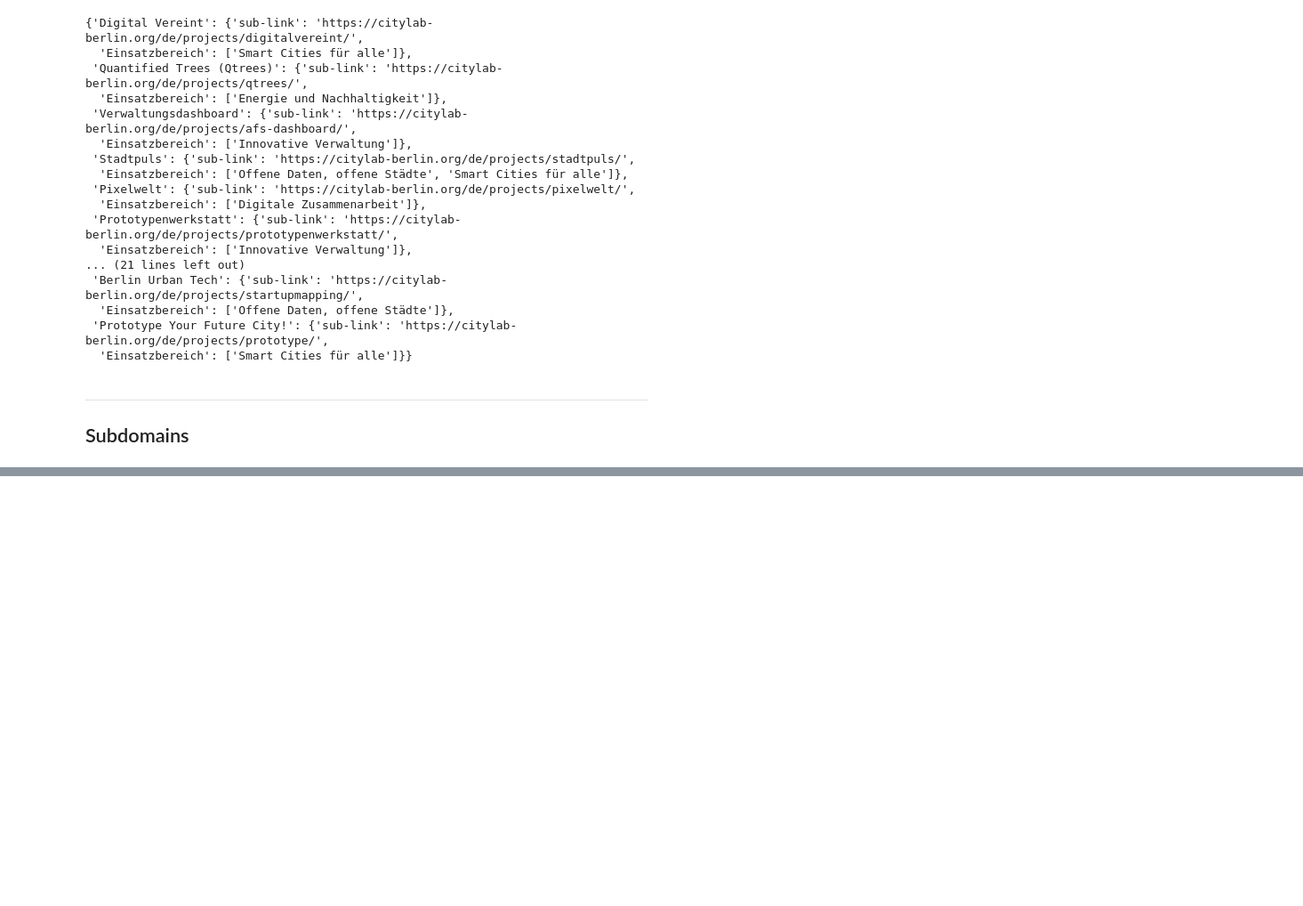
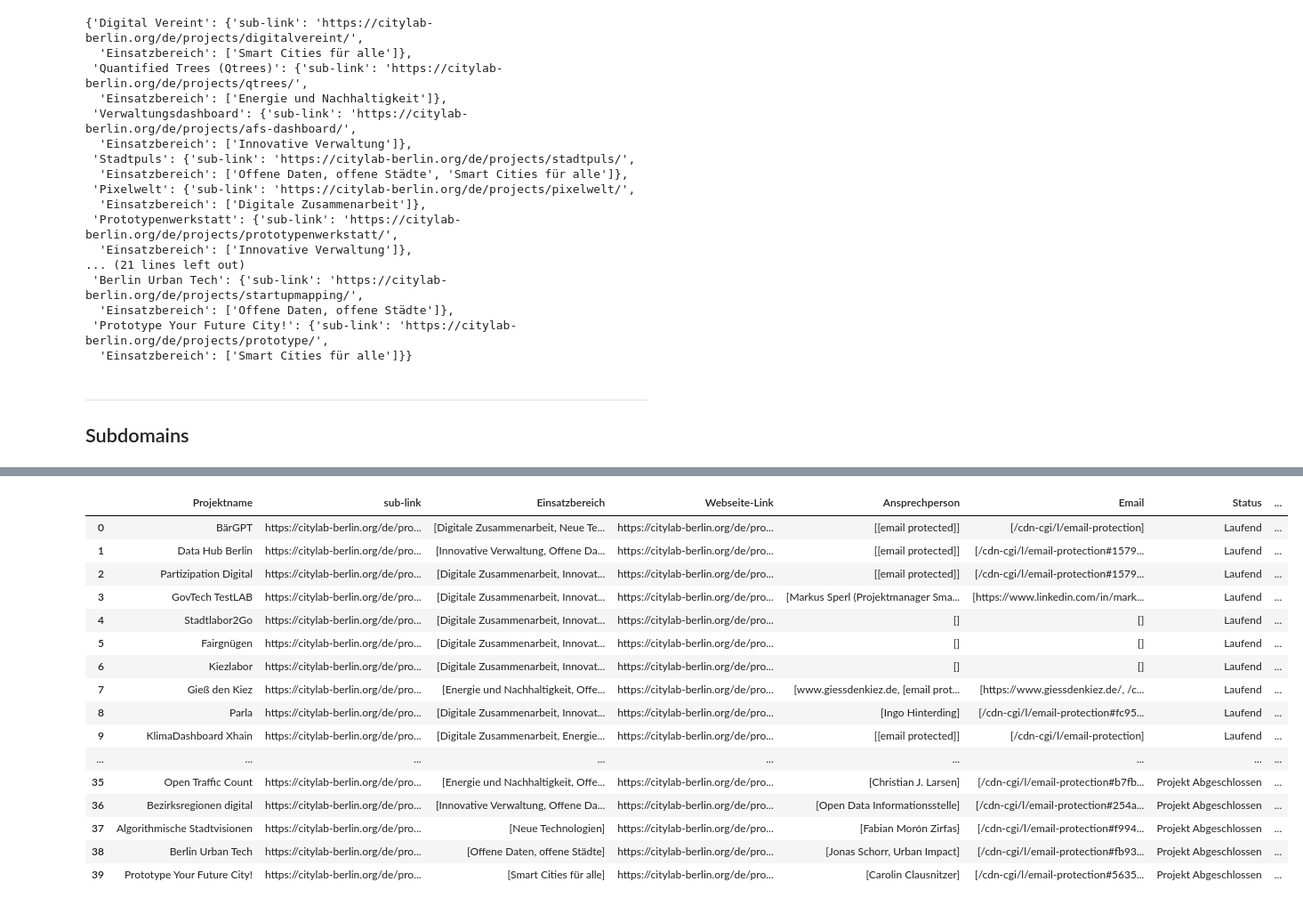
Before and after one commit to Caritas-Deutschland-Digitallabor/datenprojekte, a Jupyter notebook: Webscraping/Citylab-Berlin/scrape_citylab-berlin.ipynb, the cells around one changed output, grey strips where cells are left out. Shown at 89% size. Saved outputs shown, nothing was run; the diff lists cells and outputs as text; code cells hidden in the pictures; blank space fills up the shorter version.

```diff
--- a/Webscraping/Citylab-Berlin/scrape_citylab-berlin.ipynb
+++ b/Webscraping/Citylab-Berlin/scrape_citylab-berlin.ipynb
@@ -299,5 +325,24 @@ df_citylab_working = pd.DataFrame()
 
 df_citylab_working = pd.concat([df_laufend, df_abgeschlossen])
 df_citylab_working.reset_index(drop=True, inplace=True)
-df_citylab_working.drop('sub-link', axis=1, inplace=True)
+# %%
+df_citylab_working
+# %% [output]
+|  | Projektname | sub-link | Einsatzbereich | Webseite-Link | Ansprechperson | Email | Status | ... |
+| 0 | BärGPT | https://citylab-berlin.org/de/pro... | [Digitale Zusammenarbeit, Neue Te... | https://citylab-berlin.org/de/pro... | [[email protected]] | [/cdn-cgi/l/email-protection] | Laufend | ... |
+| 1 | Data Hub Berlin | https://citylab-berlin.org/de/pro... | [Innovative Verwaltung, Offene Da... | https://citylab-berlin.org/de/pro... | [[email protected]] | [/cdn-cgi/l/email-protection#1579... | Laufend | ... |
+| 2 | Partizipation Digital | https://citylab-berlin.org/de/pro... | [Digitale Zusammenarbeit, Innovat... | https://citylab-berlin.org/de/pro... | [[email protected]] | [/cdn-cgi/l/email-protection#1579... | Laufend | ... |
+| 3 | GovTech TestLAB | https://citylab-berlin.org/de/pro... | [Digitale Zusammenarbeit, Innovat... | https://citylab-berlin.org/de/pro... | [Markus Sperl (Projektmanager Sma... | [https://www.linkedin.com/in/mark... | Laufend | ... |
+| 4 | Stadtlabor2Go | https://citylab-berlin.org/de/pro... | [Digitale Zusammenarbeit, Innovat... | https://citylab-berlin.org/de/pro... | [] | [] | Laufend | ... |
+| 5 | Fairgnügen | https://citylab-berlin.org/de/pro... | [Digitale Zusammenarbeit, Innovat... | https://citylab-berlin.org/de/pro... | [] | [] | Laufend | ... |
+| 6 | Kiezlabor | https://citylab-berlin.org/de/pro... | [Digitale Zusammenarbeit, Innovat... | https://citylab-berlin.org/de/pro... | [] | [] | Laufend | ... |
+| 7 | Gieß den Kiez | https://citylab-berlin.org/de/pro... | [Energie und Nachhaltigkeit, Offe... | https://citylab-berlin.org/de/pro... | [www.giessdenkiez.de, [email prot... | [https://www.giessdenkiez.de/, /c... | Laufend | ... |
+| 8 | Parla | https://citylab-berlin.org/de/pro... | [Digitale Zusammenarbeit, Innovat... | https://citylab-berlin.org/de/pro... | [Ingo Hinterding] | [/cdn-cgi/l/email-protection#fc95... | Laufend | ... |
+| 9 | KlimaDashboard Xhain | https://citylab-berlin.org/de/pro... | [Digitale Zusammenarbeit, Energie... | https://citylab-berlin.org/de/pro... | [[email protected]] | [/cdn-cgi/l/email-protection] | Laufend | ... |
+| ... | ... | ... | ... | ... | ... | ... | ... | ... |
+| 35 | Open Traffic Count | https://citylab-berlin.org/de/pro... | [Energie und Nachhaltigkeit, Offe... | https://citylab-berlin.org/de/pro... | [Christian J. Larsen] | [/cdn-cgi/l/email-protection#b7fb... | Projekt Abgeschlossen | ... |
+| 36 | Bezirksregionen digital | https://citylab-berlin.org/de/pro... | [Innovative Verwaltung, Offene Da... | https://citylab-berlin.org/de/pro... | [Open Data Informationsstelle] | [/cdn-cgi/l/email-protection#254a... | Projekt Abgeschlossen | ... |
+| 37 | Algorithmische Stadtvisionen | https://citylab-berlin.org/de/pro... | [Neue Technologien] | https://citylab-berlin.org/de/pro... | [Fabian Morón Zirfas] | [/cdn-cgi/l/email-protection#f994... | Projekt Abgeschlossen | ... |
+| 38 | Berlin Urban Tech | https://citylab-berlin.org/de/pro... | [Offene Daten, offene Städte] | https://citylab-berlin.org/de/pro... | [Jonas Schorr, Urban Impact] | [/cdn-cgi/l/email-protection#fb93... | Projekt Abgeschlossen | ... |
+| 39 | Prototype Your Future City! | https://citylab-berlin.org/de/pro... | [Smart Cities für alle] | https://citylab-berlin.org/de/pro... | [Carolin Clausnitzer] | [/cdn-cgi/l/email-protection#5635... | Projekt Abgeschlossen | ... |
 # %%
```
Also changed, not shown: parts of 3 cells of this notebook, 8 other files.
